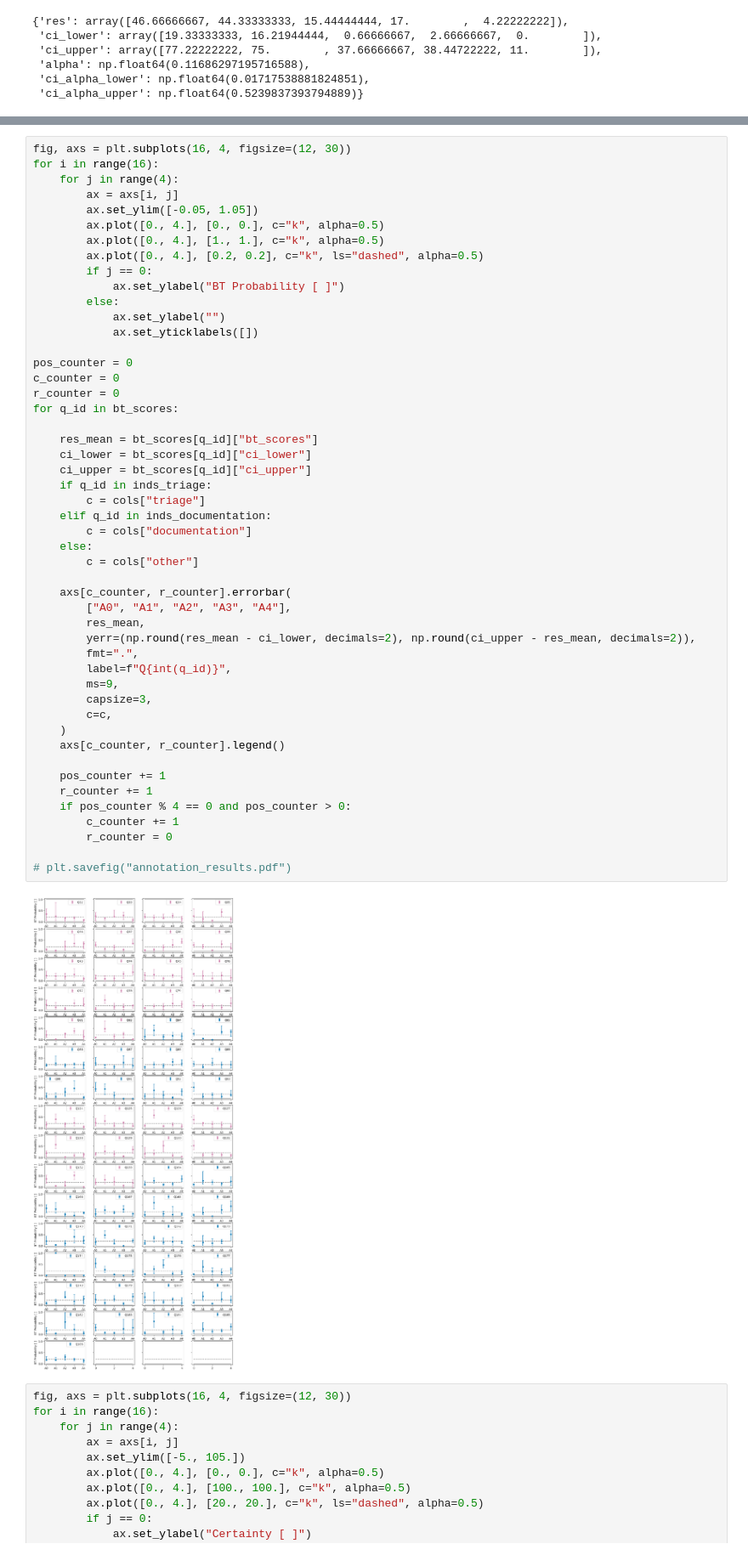
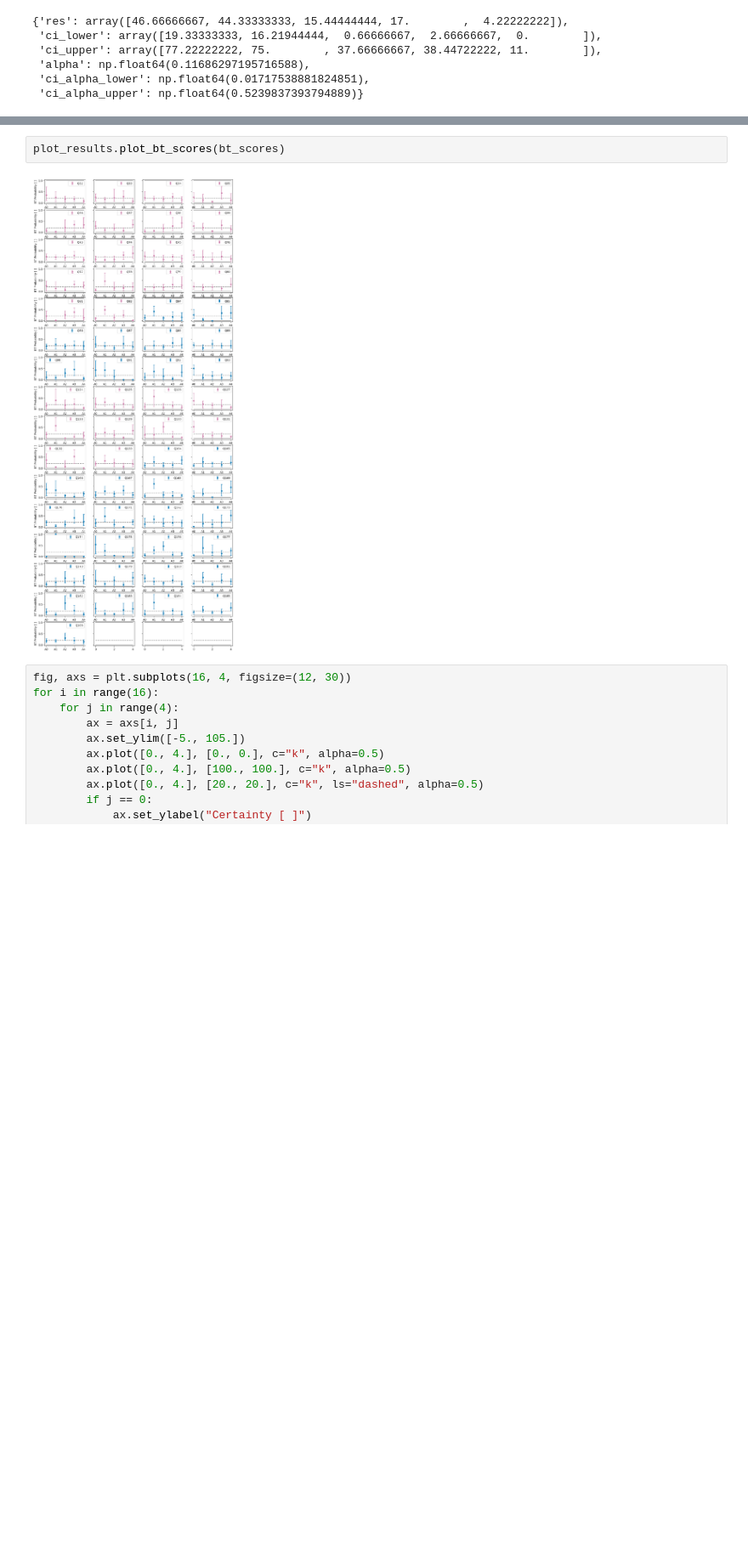
Before and after one commit to anupsharma555/mentat, a Jupyter notebook: mentat/process_annotated_data.ipynb, the cells around one changed output, grey strips where cells are left out. Shown at 85% size. Saved outputs shown, nothing was run; the diff lists cells and outputs as text; blank space fills up the shorter version.

```diff
--- a/mentat/process_annotated_data.ipynb
+++ b/mentat/process_annotated_data.ipynb
@@ -128,54 +156,7 @@ Number of iterations: 19, function evaluations: 96, CG iterations: 20, optimalit
 # %%
-fig, axs = plt.subplots(16, 4, figsize=(12, 30))
-for i in range(16):
-    for j in range(4):
-        ax = axs[i, j]
-        ax.set_ylim([-0.05, 1.05])
-        ax.plot([0., 4.], [0., 0.], c="k", alpha=0.5)
-        ax.plot([0., 4.], [1., 1.], c="k", alpha=0.5)
-        ax.plot([0., 4.], [0.2, 0.2], c="k", ls="dashed", alpha=0.5)
-        if j == 0:
-            ax.set_ylabel("BT Probability [ ]")
-        else:
-            ax.set_ylabel("")
-            ax.set_yticklabels([])
-
-pos_counter = 0
-c_counter = 0
-r_counter = 0
-for q_id in bt_scores:
-
-    res_mean = bt_scores[q_id]["bt_scores"]
-    ci_lower = bt_scores[q_id]["ci_lower"]
-    ci_upper = bt_scores[q_id]["ci_upper"]
-    if q_id in inds_triage:
-        c = cols["triage"]
-    elif q_id in inds_documentation:
-        c = cols["documentation"]
-    else:
-        c = cols["other"]
-
-    axs[c_counter, r_counter].errorbar(
-        ["A0", "A1", "A2", "A3", "A4"],
-        res_mean,
-        yerr=(np.round(res_mean - ci_lower, decimals=2), np.round(ci_upper - res_mean, decimals=2)),
-        fmt=".",
-        label=f"Q{int(q_id)}",
-        ms=9,
-        capsize=3,
-        c=c,
-    )
-    axs[c_counter, r_counter].legend()
-
-    pos_counter += 1
-    r_counter += 1
-    if pos_counter % 4 == 0 and pos_counter > 0:
-        c_counter += 1
-        r_counter = 0
-
-# plt.savefig("annotation_results.pdf")
+plot_results.plot_bt_scores(bt_scores)
 # %% [output]
-[figure, old version]
+[figure, new version]
 # %%
 fig, axs = plt.subplots(16, 4, figsize=(12, 30))
 for i in range(16):
```
Also changed, not shown: parts of 5 cells of this notebook, 2 other files.
